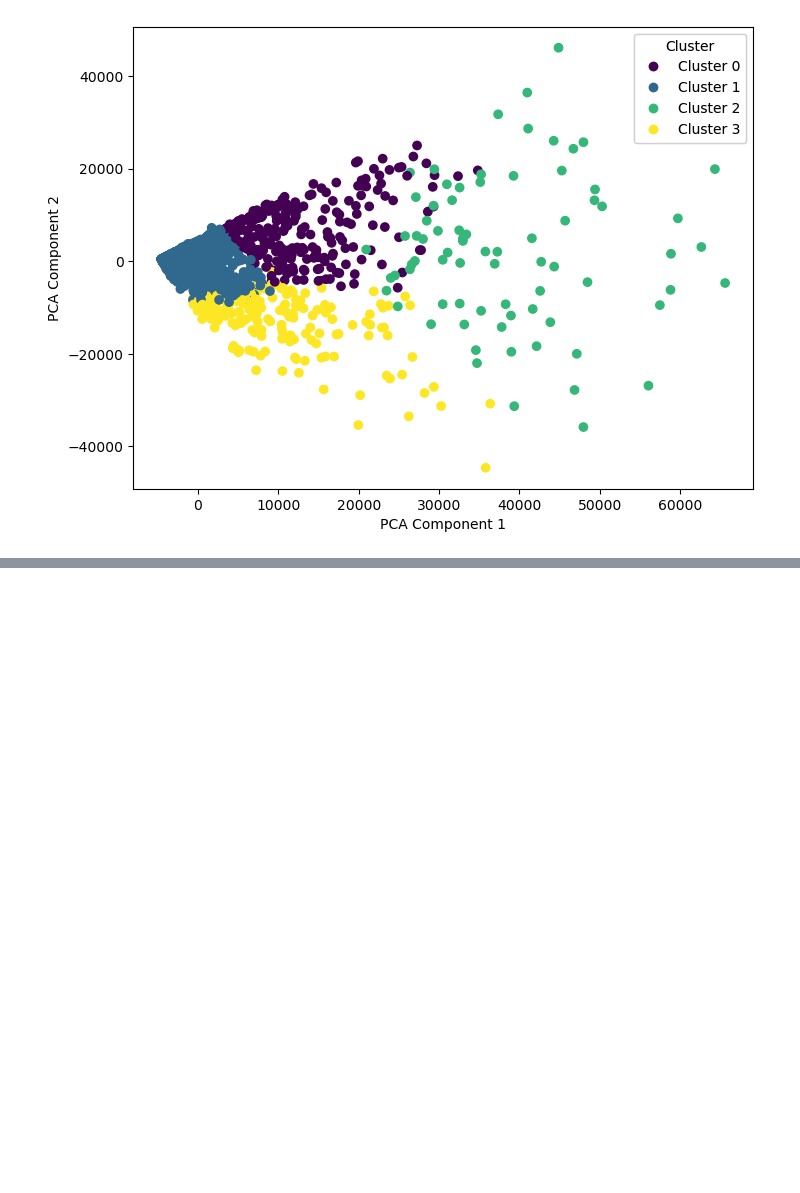
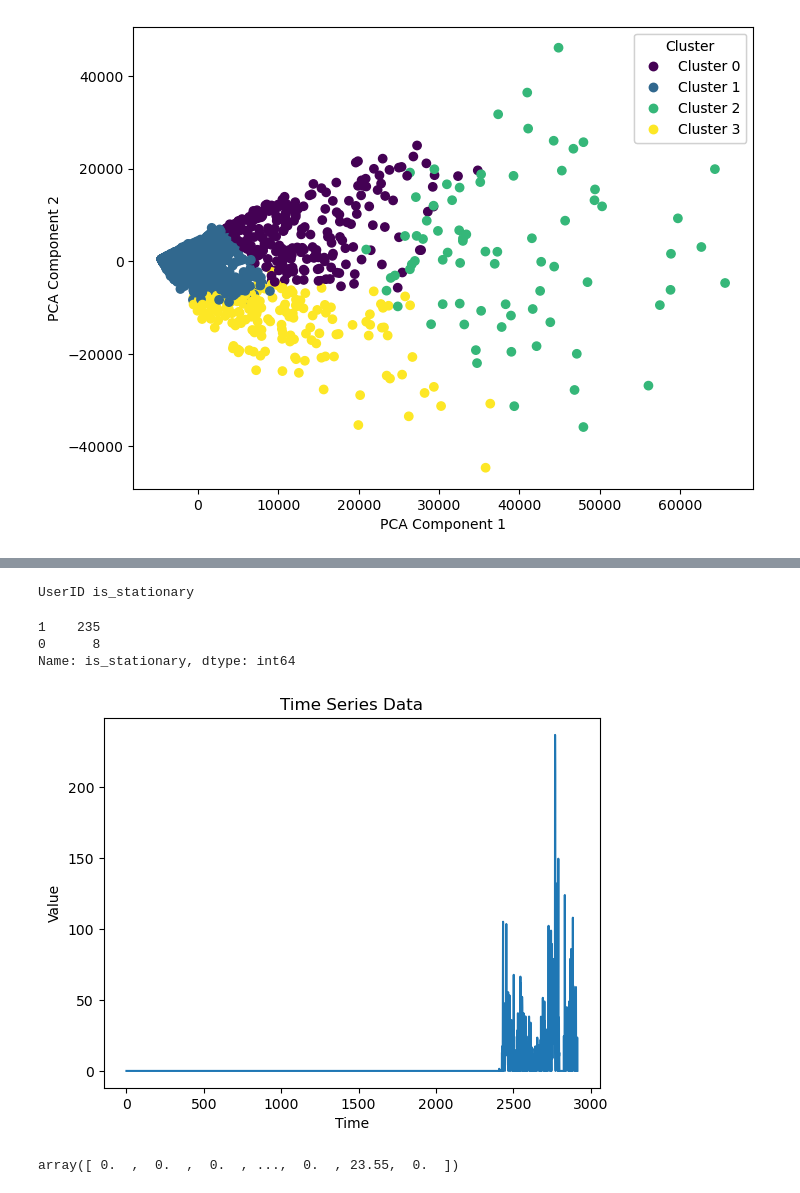
Before and after one commit to ramxbx/GamblingAddictionTimeSeriesPrediction, a Jupyter notebook: DatasetAnalysis.ipynb, the cells around one changed output, grey strips where cells are left out. Cells and saved outputs as stored; diff of their text form; code cells hidden in the pictures; blank space fills up the shorter version.

```diff
--- a/DatasetAnalysis.ipynb
+++ b/DatasetAnalysis.ipynb
@@ -801,0 +1091,36 @@ print(y_pred)
+# %%
+# Print the new DataFrame
+print(*is_stationary_df)
+# %% [output]
+UserID is_stationary
+# %%
+is_stationary_df['is_stationary'].value_counts()
+# %% [output]
+1    235
+0      8
+Name: is_stationary, dtype: int64
+# %%
+x_single_user_turnover=user_data_3d_timeseries_stationarity_check['Turnover'][user_data_3d_timeseries_stationarity_check.index == 8933678  ]
+x_single_user_turnover.describe
+x_single_user_turnover_ravel=x_single_user_turnover.values.ravel()
+x_single_user_turnover_ravel
+
+
+import numpy as np
+import pandas as pd
+import matplotlib.pyplot as plt
+from statsmodels.tsa.stattools import adfuller
+
+
+# Plot the time series to visualize it
+plt.plot(x_single_user_turnover_ravel)
+plt.xlabel('Time')
+plt.ylabel('Value')
+plt.title('Time Series Data')
+plt.show()
+# %% [output]
+[figure, added]
+# %%
+x_single_user_turnover_ravel
+# %% [output]
+array([ 0.  ,  0.  ,  0.  , ...,  0.  , 23.55,  0.  ])
```
Also changed, not shown: parts of 40 cells of this notebook.
